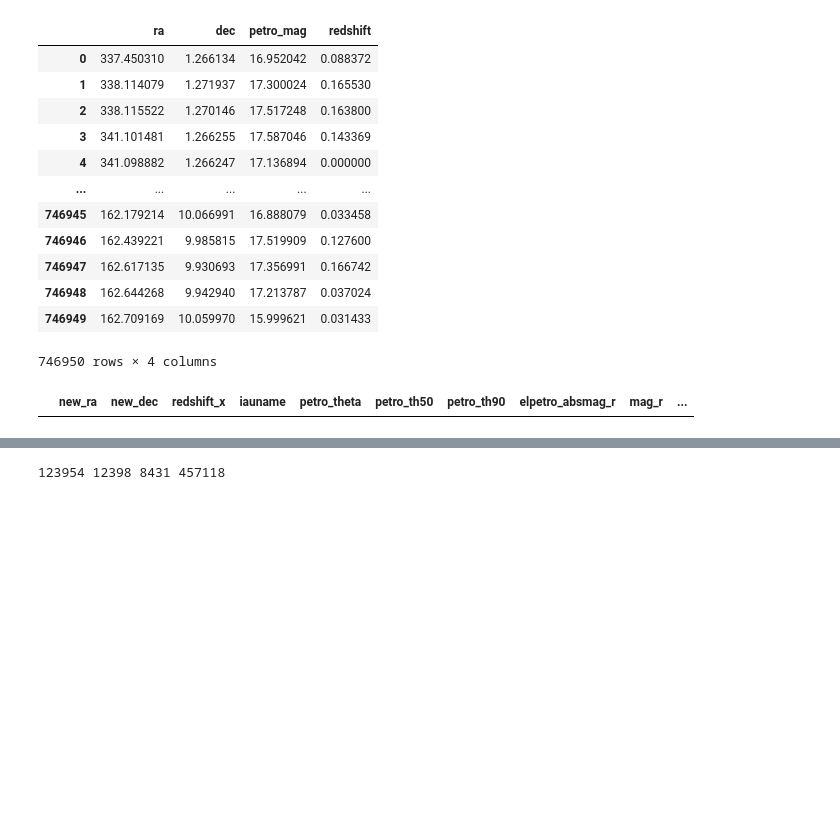
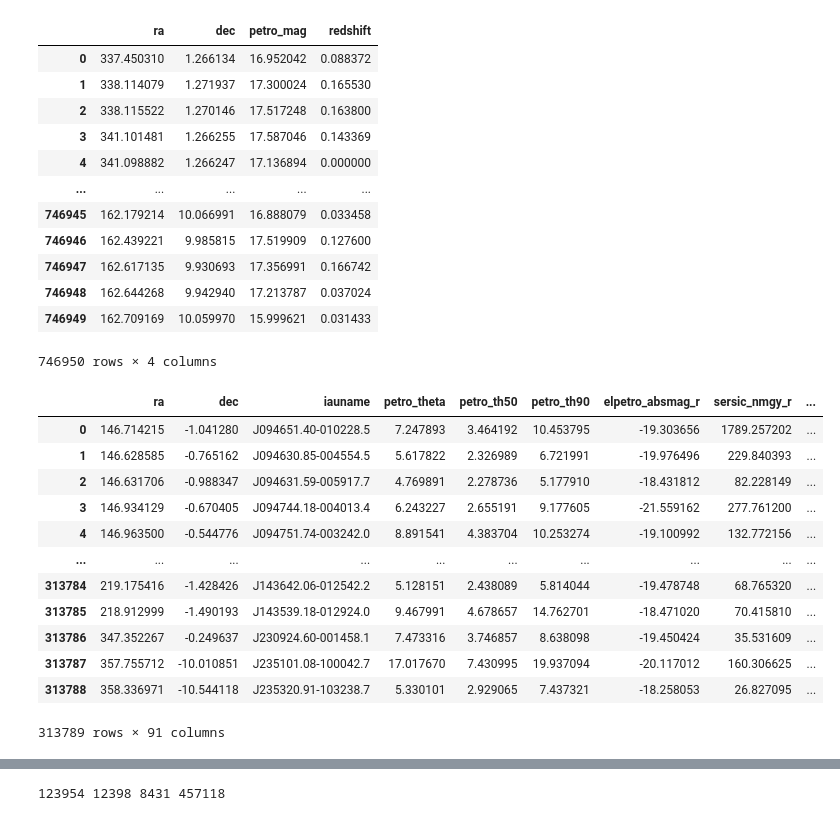
Before and after one commit to Astro-Astre/Pixel-based_DeepLearningTechnic, a Jupyter notebook: preprocess/match_petro.ipynb, the cells around one changed output, grey strips where cells are left out. Cells and saved outputs as stored; diff of their text form; code cells hidden in the pictures; blank space fills up the shorter version.

```diff
--- a/preprocess/match_petro.ipynb
+++ b/preprocess/match_petro.ipynb
@@ -128,4 +228,18 @@ overlap = match(decals_dataset, out_decals_origion)
-# %%
-overlap
-# %% [output]
-|  | new_ra | new_dec | redshift_x | iauname | petro_theta | petro_th50 | petro_th90 | elpetro_absmag_r | mag_r | ... |
+# %%
+decals_region = pd.read_parquet("/data/renhaoye/decals_2022/gz_decals_auto_posteriors.parquet")
+# %%
+decals_region
+# %% [output]
+|  | ra | dec | iauname | petro_theta | petro_th50 | petro_th90 | elpetro_absmag_r | sersic_nmgy_r | ... |
+| 0 | 146.714215 | -1.041280 | J094651.40-010228.5 | 7.247893 | 3.464192 | 10.453795 | -19.303656 | 1789.257202 | ... |
+| 1 | 146.628585 | -0.765162 | J094630.85-004554.5 | 5.617822 | 2.326989 | 6.721991 | -19.976496 | 229.840393 | ... |
+| 2 | 146.631706 | -0.988347 | J094631.59-005917.7 | 4.769891 | 2.278736 | 5.177910 | -18.431812 | 82.228149 | ... |
+| 3 | 146.934129 | -0.670405 | J094744.18-004013.4 | 6.243227 | 2.655191 | 9.177605 | -21.559162 | 277.761200 | ... |
+| 4 | 146.963500 | -0.544776 | J094751.74-003242.0 | 8.891541 | 4.383704 | 10.253274 | -19.100992 | 132.772156 | ... |
+| ... | ... | ... | ... | ... | ... | ... | ... | ... | ... |
+| 313784 | 219.175416 | -1.428426 | J143642.06-012542.2 | 5.128151 | 2.438089 | 5.814044 | -19.478748 | 68.765320 | ... |
+| 313785 | 218.912999 | -1.490193 | J143539.18-012924.0 | 9.467991 | 4.678657 | 14.762701 | -18.471020 | 70.415810 | ... |
+| 313786 | 347.352267 | -0.249637 | J230924.60-001458.1 | 7.473316 | 3.746857 | 8.638098 | -19.450424 | 35.531609 | ... |
+| 313787 | 357.755712 | -10.010851 | J235101.08-100042.7 | 17.017670 | 7.430995 | 19.937094 | -20.117012 | 160.306625 | ... |
+| 313788 | 358.336971 | -10.544118 | J235320.91-103238.7 | 5.330101 | 2.929065 | 7.437321 | -18.258053 | 26.827095 | ... |
+313789 rows × 91 columns
```
Also changed, not shown: parts of 30 cells of this notebook.
